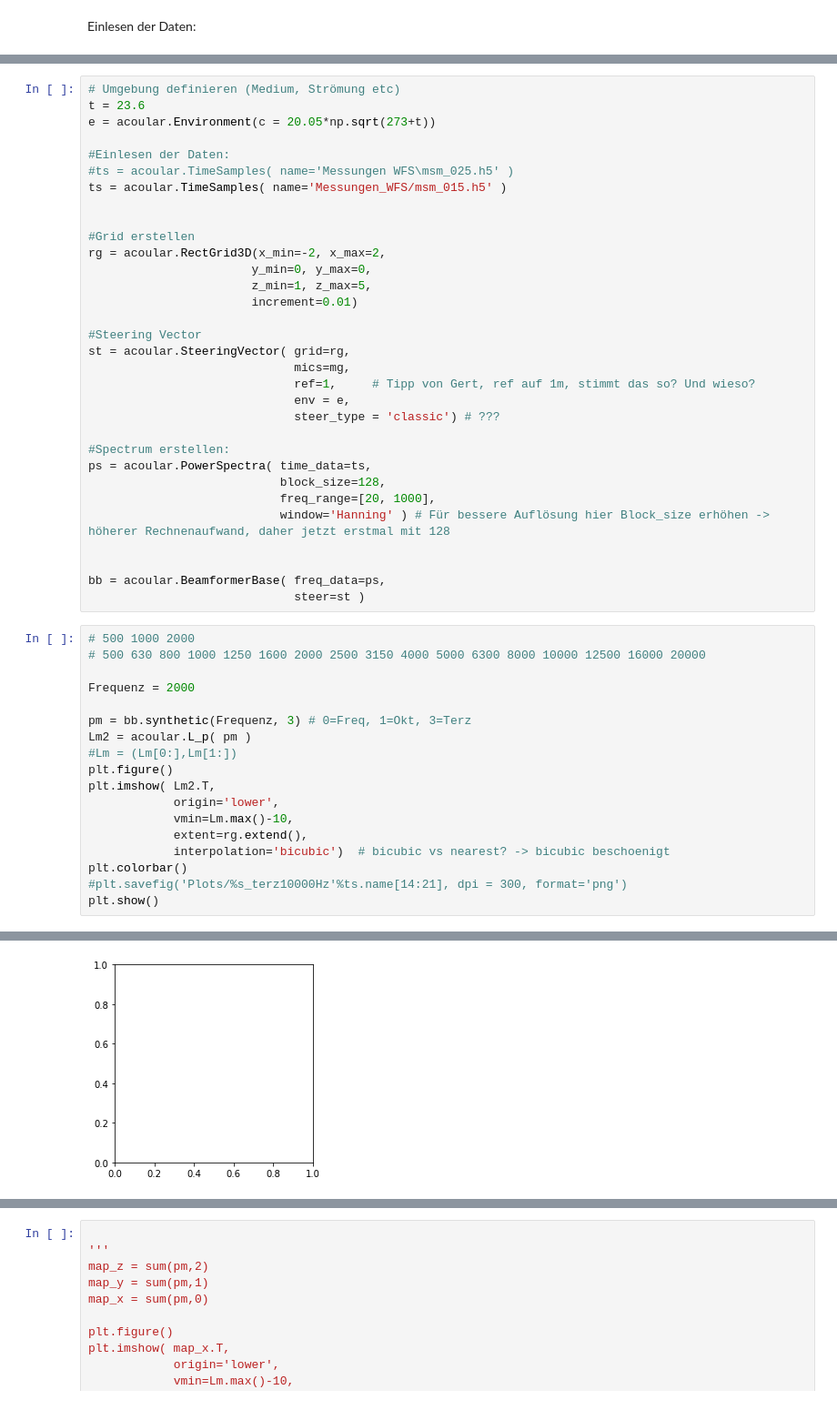
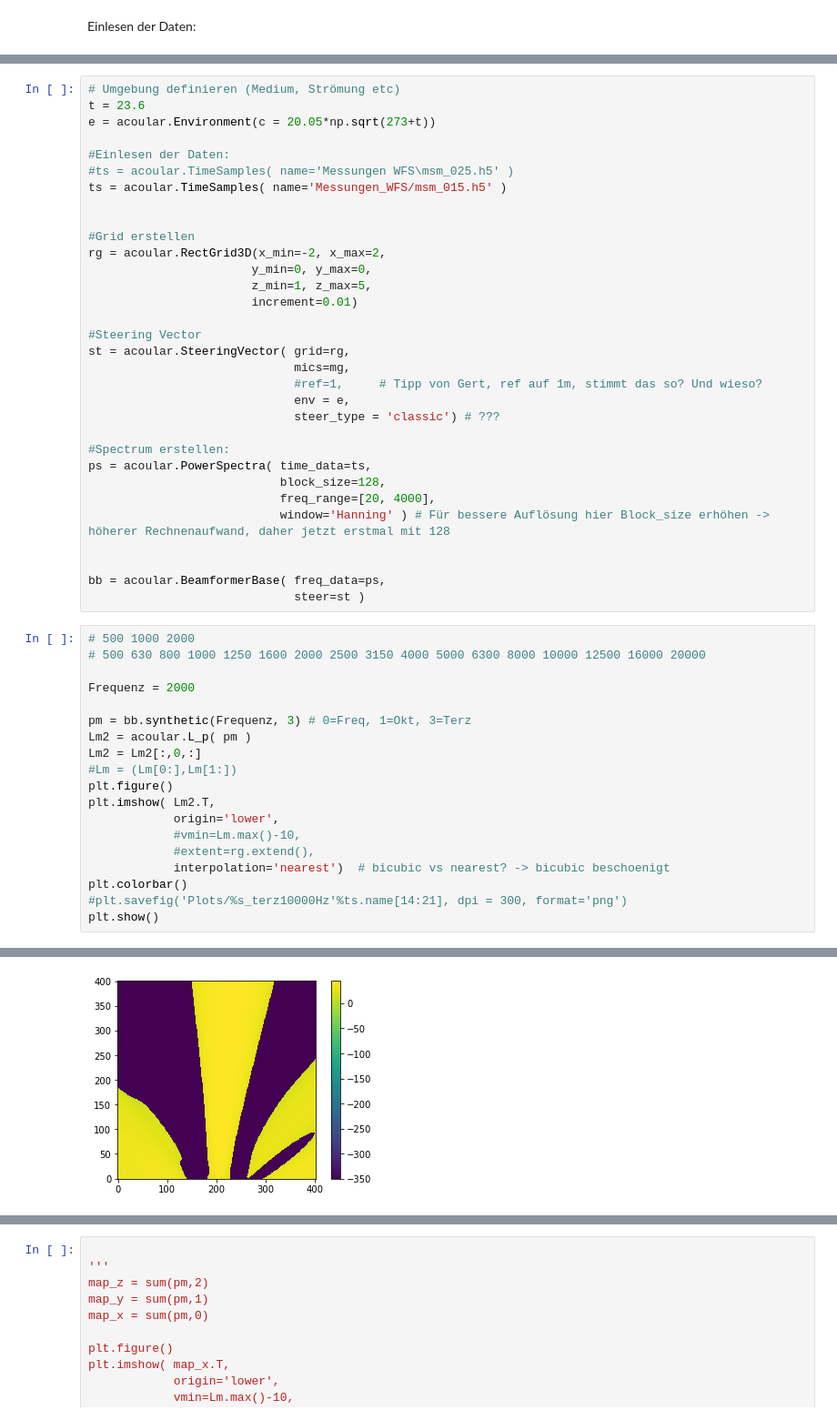
Before and after one commit to AdiBugaddi/MAP_eval, a Jupyter notebook: Auswertungsskript.ipynb, the cells around one changed output, grey strips where cells are left out. Shown: that part at 91% size. Saved outputs shown, nothing was run; the diff lists cells and outputs as text.

Commit message:
plots for extended abstract

```diff
--- a/Auswertungsskript.ipynb
+++ b/Auswertungsskript.ipynb
@@ -125,14 +169,14 @@ rg = acoular.RectGrid3D(x_min=-2, x_max=2,
 #Steering Vector
 st = acoular.SteeringVector( grid=rg,
                              mics=mg,
-                             ref=1,     # Tipp von Gert, ref auf 1m, stimmt das so? Und wieso?
+                             #ref=1,     # Tipp von Gert, ref auf 1m, stimmt das so? Und wieso?
                              env = e,
                              steer_type = 'classic') # ???
 
 #Spectrum erstellen:
 ps = acoular.PowerSpectra( time_data=ts,
                            block_size=128,
-                           freq_range=[20, 1000],
+                           freq_range=[20, 4000],
                            window='Hanning' ) # Für bessere Auflösung hier Block_size erhöhen -> höherer Rechnenaufwand, daher jetzt erstmal mit 128
 
 
@@ -146,13 +190,14 @@ Frequenz = 2000
 
 pm = bb.synthetic(Frequenz, 3) # 0=Freq, 1=Okt, 3=Terz
 Lm2 = acoular.L_p( pm )
+Lm2 = Lm2[:,0,:]
 #Lm = (Lm[0:],Lm[1:])
 plt.figure()
 plt.imshow( Lm2.T,
             origin='lower',
-            vmin=Lm.max()-10,
-            extent=rg.extend(),
-            interpolation='bicubic')  # bicubic vs nearest? -> bicubic beschoenigt
+            #vmin=Lm.max()-10,
+            #extent=rg.extend(),
+            interpolation='nearest')  # bicubic vs nearest? -> bicubic beschoenigt
 plt.colorbar()
 #plt.savefig('Plots/%s_terz10000Hz'%ts.name[14:21], dpi = 300, format='png')
 plt.show()
@@ -162 +206 @@ TypeError: Invalid shape (401, 1, 401) for image data
-[figure, old version]
+[figure, new version]
```
Also changed, not shown: parts of 10 cells of this notebook, 10 other files.
